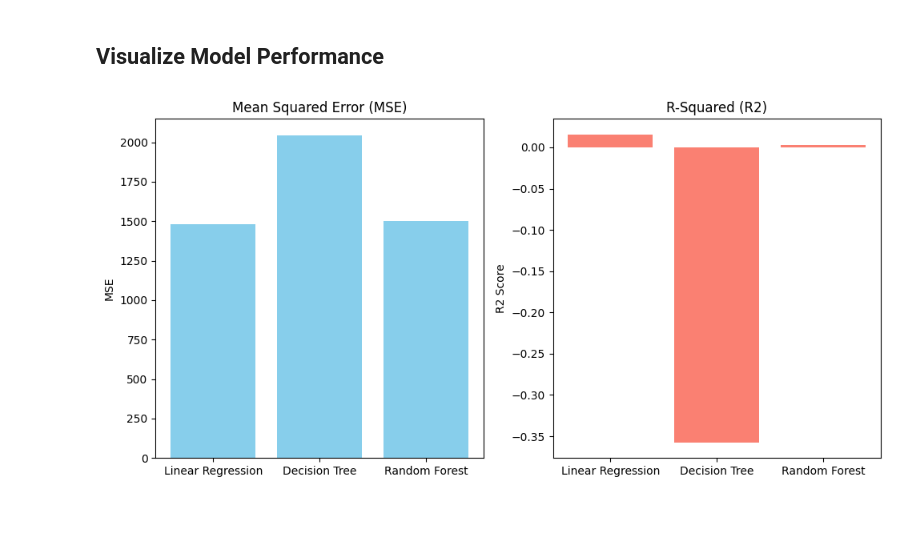
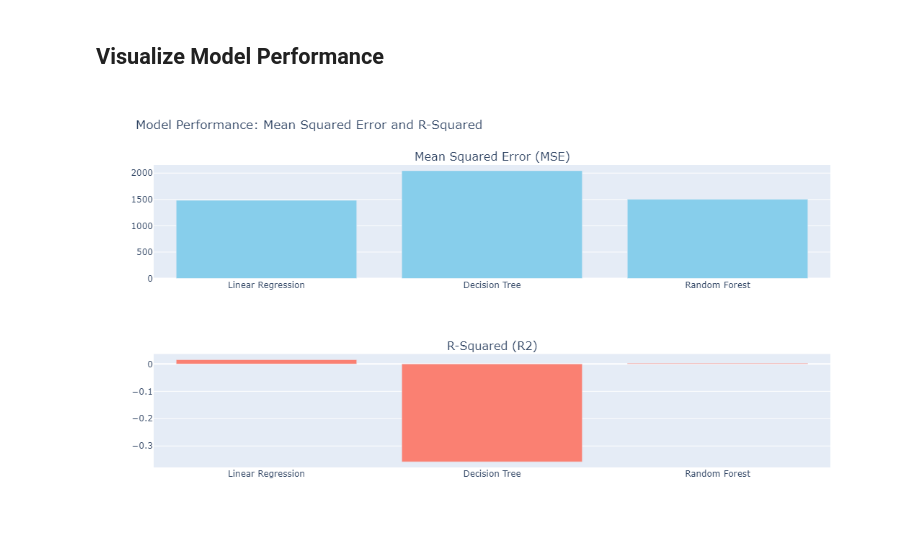
Before and after one commit to kris71028/mentorship-symphony-2024, a Jupyter notebook: notebooks/05_predictive_modeling.ipynb, the cells around one changed output. Drawn from its saved outputs; the diff is of its cells as text; code cells hidden in the pictures; blank space fills up the shorter version.

Commit message:
Added interactive visualizations for predictive modeling

```diff
--- a/notebooks/05_predictive_modeling.ipynb
+++ b/notebooks/05_predictive_modeling.ipynb
@@ -61,8 +46,3 @@ df['Salary Estimate'] = df['Salary Estimate'].apply(extract_salary)
-# %%
-X = df[features]
-y = df['Salary Estimate']
-
-X_train, X_test, y_train, y_test = train_test_split(X, y, test_size=0.2, random_state=42)
 # %% [markdown]
 ## Build and Evaluate Linear Regressor
 # %%
@@ -114,24 +94,38 @@ Random Forest R2: 0.0027728562991023997
 # %% [markdown]
 ## Visualize Model Performance
 # %%
-# Visualize Model Performance
+import plotly.graph_objects as go
+from plotly.subplots import make_subplots
+
 models = ['Linear Regression', 'Decision Tree', 'Random Forest']
 mse_values = [mse_lr, mse_tree, mse_forest]
 r2_values = [r2_lr, r2_tree, r2_forest]
 
-plt.figure(figsize=(10, 5))
+fig = make_subplots(
+    rows=2, cols=1,
+    subplot_titles=('Mean Squared Error (MSE)', 'R-Squared (R2)')
+)
 
-plt.subplot(1, 2, 1)
-plt.bar(models, mse_values, color='skyblue')
-plt.title('Mean Squared Error (MSE)')
-plt.ylabel('MSE')
+fig.add_trace(go.Bar(
+    x=models,
+    y=mse_values,
+    name='Mean Squared Error (MSE)',
+    marker_color='skyblue'
+), row=1, col=1)
 
-plt.subplot(1, 2, 2)
-plt.bar(models, r2_values, color='salmon')
-plt.title('R-Squared (R2)')
-plt.ylabel('R2 Score')
+fig.add_trace(go.Bar(
+    x=models,
+    y=r2_values,
+    name='R-Squared (R2)',
+    marker_color='salmon'
+), row=2, col=1)
 
-plt.tight_layout()
-plt.show()
+fig.update_layout(
+    height=600,
+    title='Model Performance: Mean Squared Error and R-Squared',
+    showlegend=False
+)
+
+fig.show()
 # %% [output]
-[figure, old version]
+[figure, new version]
```
Also changed, not shown: parts of 18 cells of this notebook.
